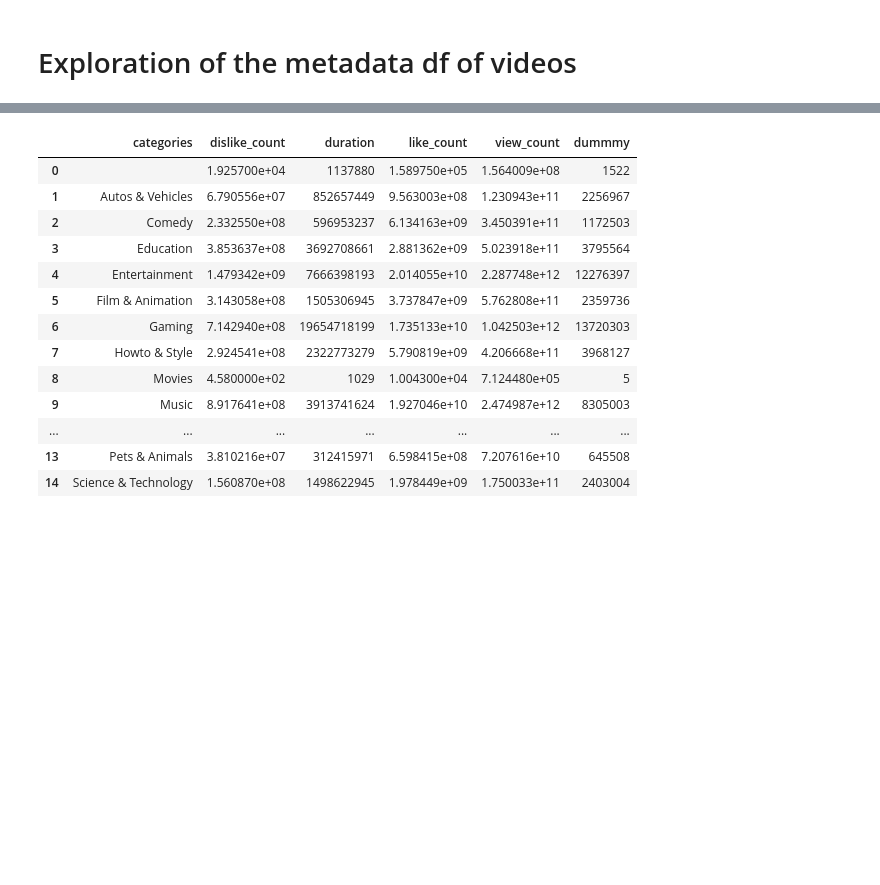
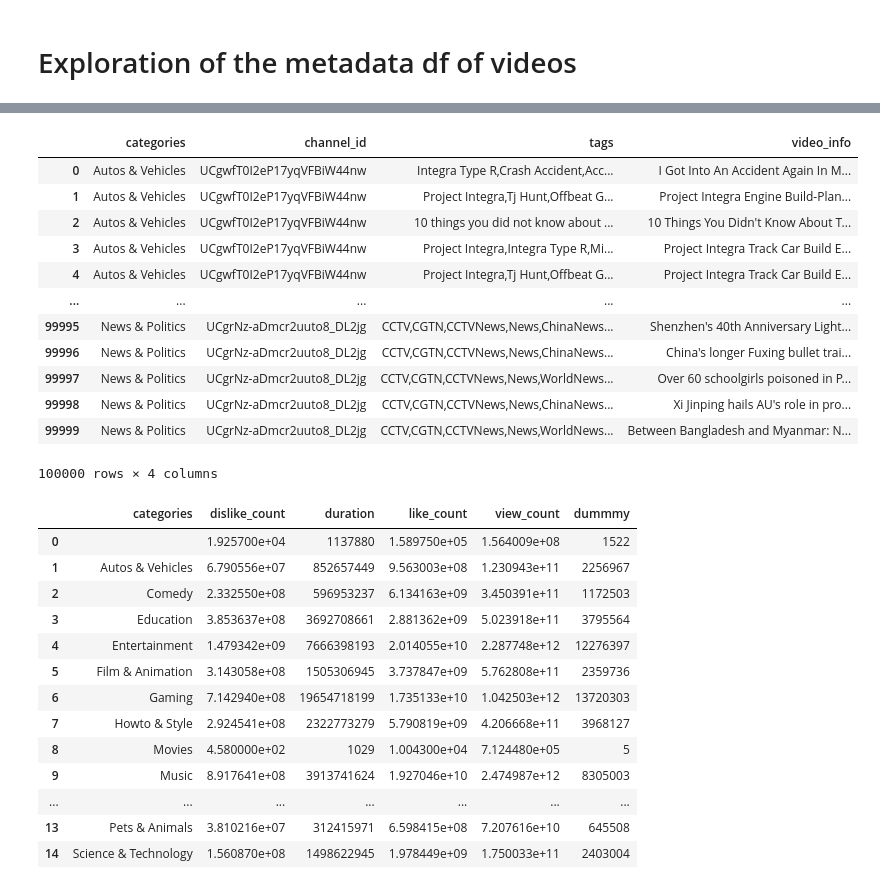
Before and after one commit to epfl-ada/ada-2022-project-chromegoldfish, a Jupyter notebook: exploration_arben.ipynb, the cells around one changed output, grey strips where cells are left out. Cells and saved outputs as stored; diff of their text form; code cells hidden in the pictures; blank space fills up the shorter version.

```diff
--- a/exploration_arben.ipynb
+++ b/exploration_arben.ipynb
@@ -266,3 +404,21 @@ df_metadata.head(5)
+# %%
+df = df.drop(['title'],  axis=1)
+df = df.drop(['description'], axis=1)
+df
+# %% [output]
+|  | categories | channel_id | tags | video_info |
+| 0 | Autos & Vehicles | UCgwfT0I2eP17yqVFBiW44nw | Integra Type R,Crash Accident,Acc... | I Got Into An Accident Again In M... |
+| 1 | Autos & Vehicles | UCgwfT0I2eP17yqVFBiW44nw | Project Integra,Tj Hunt,Offbeat G... | Project Integra Engine Build-Plan... |
+| 2 | Autos & Vehicles | UCgwfT0I2eP17yqVFBiW44nw | 10 things you did not know about ... | 10 Things You Didn't Know About T... |
+| 3 | Autos & Vehicles | UCgwfT0I2eP17yqVFBiW44nw | Project Integra,Integra Type R,Mi... | Project Integra Track Car Build E... |
+| 4 | Autos & Vehicles | UCgwfT0I2eP17yqVFBiW44nw | Project Integra,Tj Hunt,Offbeat G... | Project Integra Track Car Build E... |
+| ... | ... | ... | ... | ... |
+| 99995 | News & Politics | UCgrNz-aDmcr2uuto8_DL2jg | CCTV,CGTN,CCTVNews,News,ChinaNews... | Shenzhen's 40th Anniversary Light... |
+| 99996 | News & Politics | UCgrNz-aDmcr2uuto8_DL2jg | CCTV,CGTN,CCTVNews,News,ChinaNews... | China's longer Fuxing bullet trai... |
+| 99997 | News & Politics | UCgrNz-aDmcr2uuto8_DL2jg | CCTV,CGTN,CCTVNews,News,WorldNews... | Over 60 schoolgirls poisoned in P... |
+| 99998 | News & Politics | UCgrNz-aDmcr2uuto8_DL2jg | CCTV,CGTN,CCTVNews,News,ChinaNews... | Xi Jinping hails AU's role in pro... |
+| 99999 | News & Politics | UCgrNz-aDmcr2uuto8_DL2jg | CCTV,CGTN,CCTVNews,News,WorldNews... | Between Bangladesh and Myanmar: N... |
+100000 rows × 4 columns
 # %%
 df_metadata["dummy"] = 1
 # %%
```
Also changed, not shown: parts of 16 cells of this notebook.
